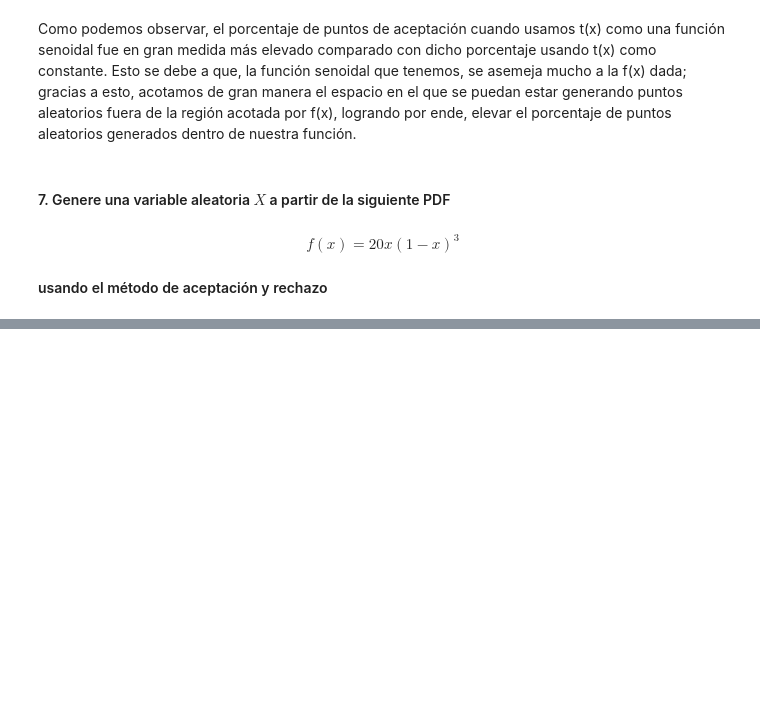
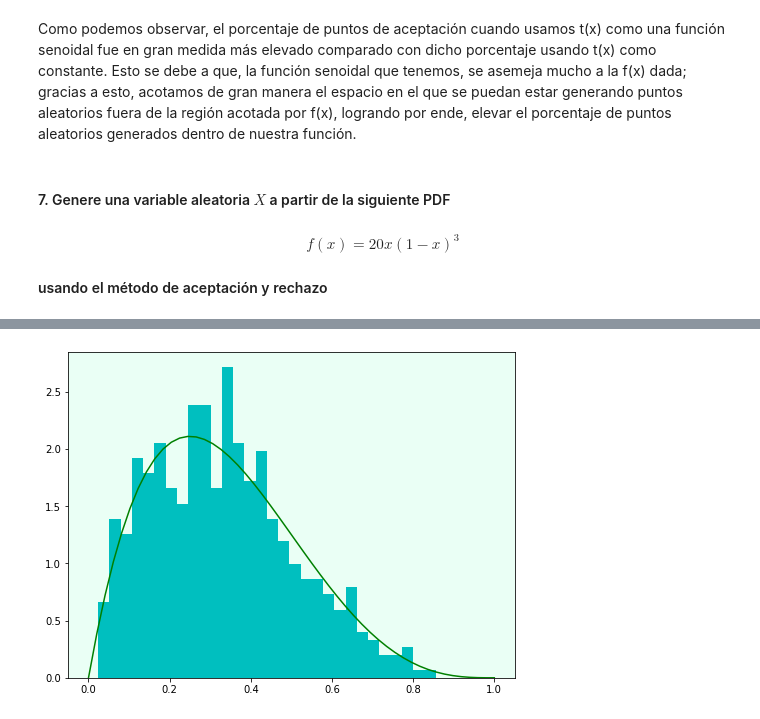
Before and after one commit to oscaralfonso17/Tarea6_IPaniagua_OAFlores, a Jupyter notebook: Tarea6_IPaniagua_OAFlores.ipynb, the cells around one changed output, grey strips where cells are left out. Cells and saved outputs as stored; diff of their text form; code cells hidden in the pictures; blank space fills up the shorter version.

```diff
--- a/Tarea6_IPaniagua_OAFlores.ipynb
+++ b/Tarea6_IPaniagua_OAFlores.ipynb
@@ -440,0 +439,8 @@ array([0.12604405, 1.26950801, 0.4068828 , 1.11580176, 0.0432276 ,
+# %%
+fig,(ax1) = plt.subplots(1,1, figsize = (8,6))
+count, xx, _ = plt.hist(X,bins=30,density=True, color="c")
+ax1.set_facecolor("#eafff5")
+ax1.plot(np.linspace(0,1,50),f2(np.linspace(0,1,50)),"g")
+plt.show()
+# %% [output]
+[figure, added]
```
Also changed, not shown: parts of 9 cells of this notebook.
